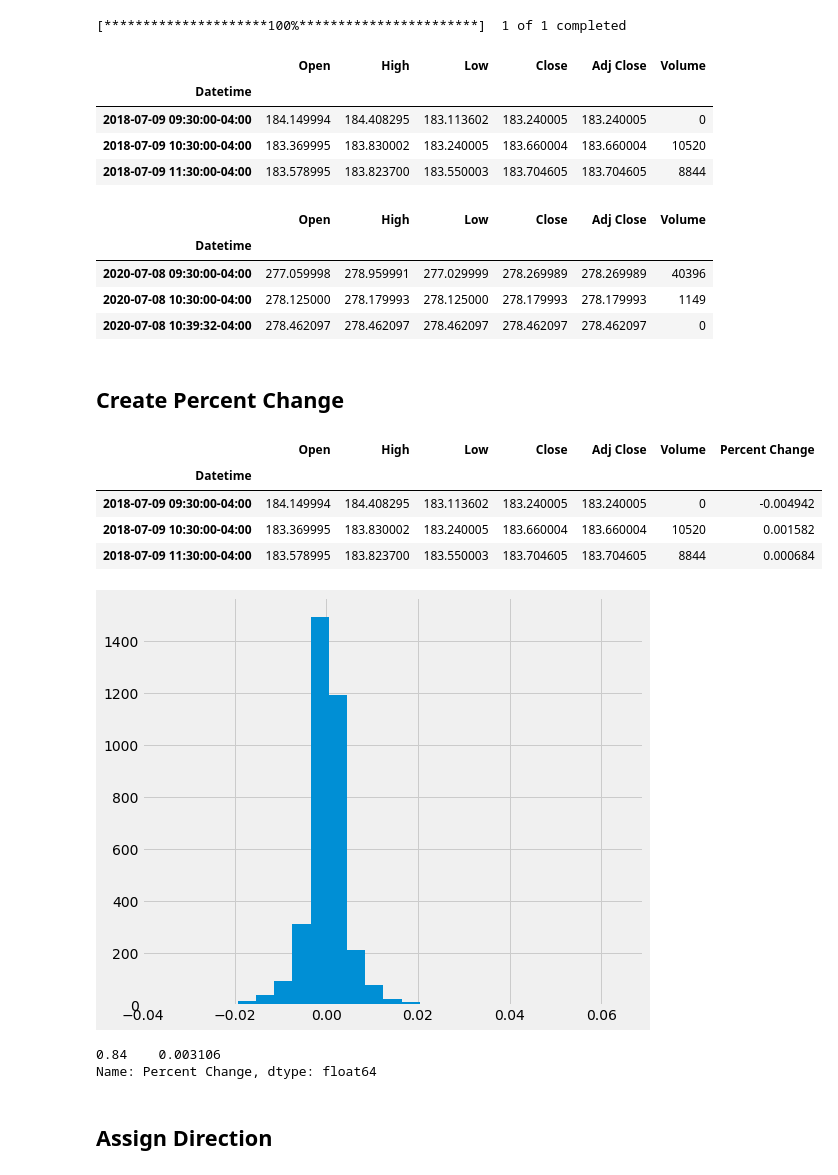
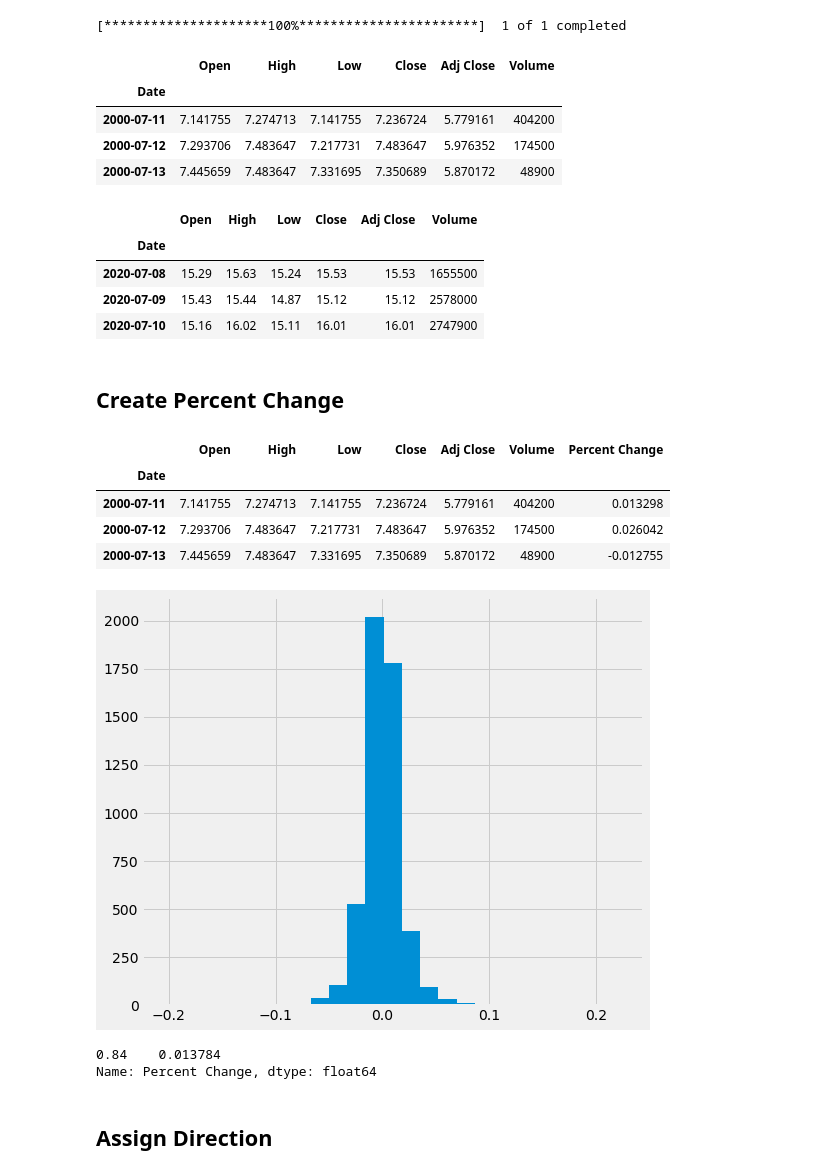
Before and after one commit to yuchild/yfinance_demo, a Jupyter notebook: yfinance_dry_run.ipynb, the cells around one changed output. Cells and saved outputs as stored; diff of their text form; code cells hidden in the pictures.

```diff
--- a/yfinance_dry_run.ipynb
+++ b/yfinance_dry_run.ipynb
@@ -30,10 +30,10 @@ import joblib
 # %% [markdown]
 ## Global Variables
 # %%
-interval = '60m' # time interval for data point
-history = '2y' # time period for total history
-perc_inc = 0.008 # 0.8% increase or more from interval to interval
-symbol = 'IYW' # tech etf
+interval = '1d' # time interval for data point
+history = '20y' # time period for total history
+perc_inc = 0.05 # 5% increase or more from interval to interval
+symbol = 'JEF' # fintech stock
 # %% [markdown]
 ## Yahoo Finance
 # %%
@@ -48,37 +48,37 @@ stock_df = yf.download(tickers = symbol
 stock_df.head(3)
 # %% [output]
 |  | Open | High | Low | Close | Adj Close | Volume |
-| Datetime |  |  |  |  |  |  |
-| 2018-07-09 09:30:00-04:00 | 184.149994 | 184.408295 | 183.113602 | 183.240005 | 183.240005 | 0 |
-| 2018-07-09 10:30:00-04:00 | 183.369995 | 183.830002 | 183.240005 | 183.660004 | 183.660004 | 10520 |
-| 2018-07-09 11:30:00-04:00 | 183.578995 | 183.823700 | 183.550003 | 183.704605 | 183.704605 | 8844 |
+| Date |  |  |  |  |  |  |
+| 2000-07-11 | 7.141755 | 7.274713 | 7.141755 | 7.236724 | 5.779161 | 404200 |
+| 2000-07-12 | 7.293706 | 7.483647 | 7.217731 | 7.483647 | 5.976352 | 174500 |
+| 2000-07-13 | 7.445659 | 7.483647 | 7.331695 | 7.350689 | 5.870172 | 48900 |
 # %%
 stock_df.tail(3)
 # %% [output]
 |  | Open | High | Low | Close | Adj Close | Volume |
-| Datetime |  |  |  |  |  |  |
-| 2020-07-08 09:30:00-04:00 | 277.059998 | 278.959991 | 277.029999 | 278.269989 | 278.269989 | 40396 |
-| 2020-07-08 10:30:00-04:00 | 278.125000 | 278.179993 | 278.125000 | 278.179993 | 278.179993 | 1149 |
-| 2020-07-08 10:39:32-04:00 | 278.462097 | 278.462097 | 278.462097 | 278.462097 | 278.462097 | 0 |
+| Date |  |  |  |  |  |  |
+| 2020-07-08 | 15.29 | 15.63 | 15.24 | 15.53 | 15.53 | 1655500 |
+| 2020-07-09 | 15.43 | 15.44 | 14.87 | 15.12 | 15.12 | 2578000 |
+| 2020-07-10 | 15.16 | 16.02 | 15.11 | 16.01 | 16.01 | 2747900 |
 # %% [markdown]
 ## Create Percent Change
 # %%
-stock_df['Percent Change'] = (stock_df.Close - stock_df.Open) / stock_df.Open
+stock_df['Percent Change'] = (stock_df.Close - stock_df.Open) / (stock_df.Open + 0.00001)
 stock_df.head(3)
 # %% [output]
 |  | Open | High | Low | Close | Adj Close | Volume | Percent Change |
-| Datetime |  |  |  |  |  |  |  |
-| 2018-07-09 09:30:00-04:00 | 184.149994 | 184.408295 | 183.113602 | 183.240005 | 183.240005 | 0 | -0.004942 |
-| 2018-07-09 10:30:00-04:00 | 183.369995 | 183.830002 | 183.240005 | 183.660004 | 183.660004 | 10520 | 0.001582 |
-| 2018-07-09 11:30:00-04:00 | 183.578995 | 183.823700 | 183.550003 | 183.704605 | 183.704605 | 8844 | 0.000684 |
+| Date |  |  |  |  |  |  |  |
+| 2000-07-11 | 7.141755 | 7.274713 | 7.141755 | 7.236724 | 5.779161 | 404200 | 0.013298 |
+| 2000-07-12 | 7.293706 | 7.483647 | 7.217731 | 7.483647 | 5.976352 | 174500 | 0.026042 |
+| 2000-07-13 | 7.445659 | 7.483647 | 7.331695 | 7.350689 | 5.870172 | 48900 | -0.012755 |
 # %%
 stock_df['Percent Change'].hist(bins=25);
 # %% [output]
-[figure, old version]
+[figure, new version]
 # %%
 stock_df['Percent Change'].quantile([0.84]) # 1 stdev from avg
 # %% [output]
-0.84    0.003106
+0.84    0.013784
 Name: Percent Change, dtype: float64
 # %% [markdown]
 ## Assign Direction
```
Also changed, not shown: parts of 21 cells of this notebook, 3 other files.
